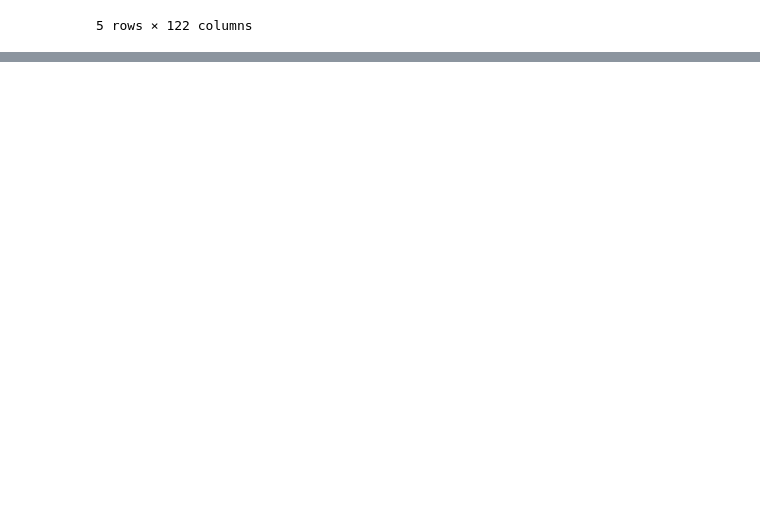
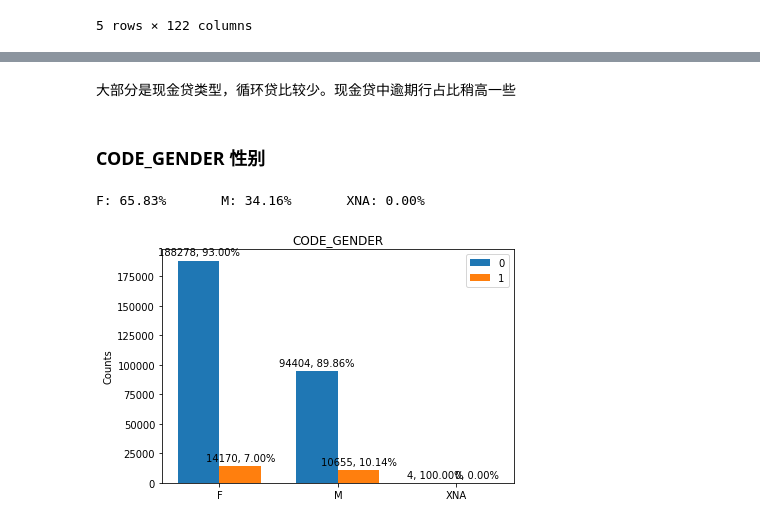
Before and after one commit to l0o0/HomeCredit, a Jupyter notebook: eda/EDA.ipynb, the cells around one changed output, grey strips where cells are left out. Cells and saved outputs as stored; diff of their text form; code cells hidden in the pictures; blank space fills up the shorter version.

```diff
--- a/eda/EDA.ipynb
+++ b/eda/EDA.ipynb
@@ -243,0 +172,9 @@ NAME_CONTRACT_TYPE --------------------
+# %% [markdown]
+大部分是现金贷类型，循环贷比较少。现金贷中逾期行占比稍高一些
+# %% [markdown]
+### CODE_GENDER 性别
+# %%
+barplot('CODE_GENDER')
+# %% [output]
+F: 65.83%       M: 34.16%       XNA: 0.00%
+[figure, added]
```
Also changed, not shown: parts of 46 cells of this notebook.
